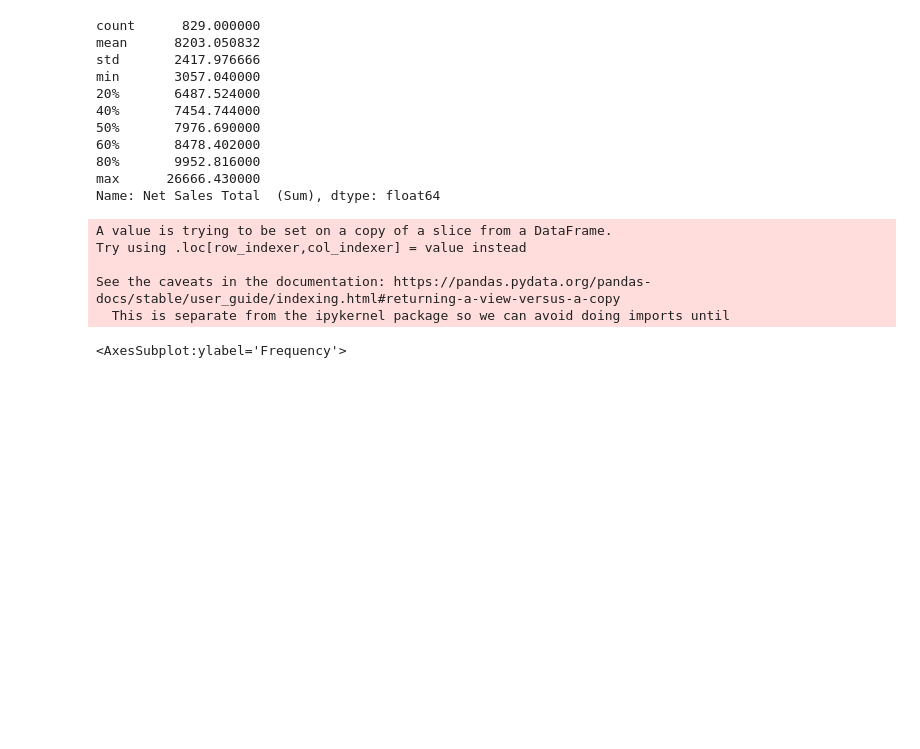
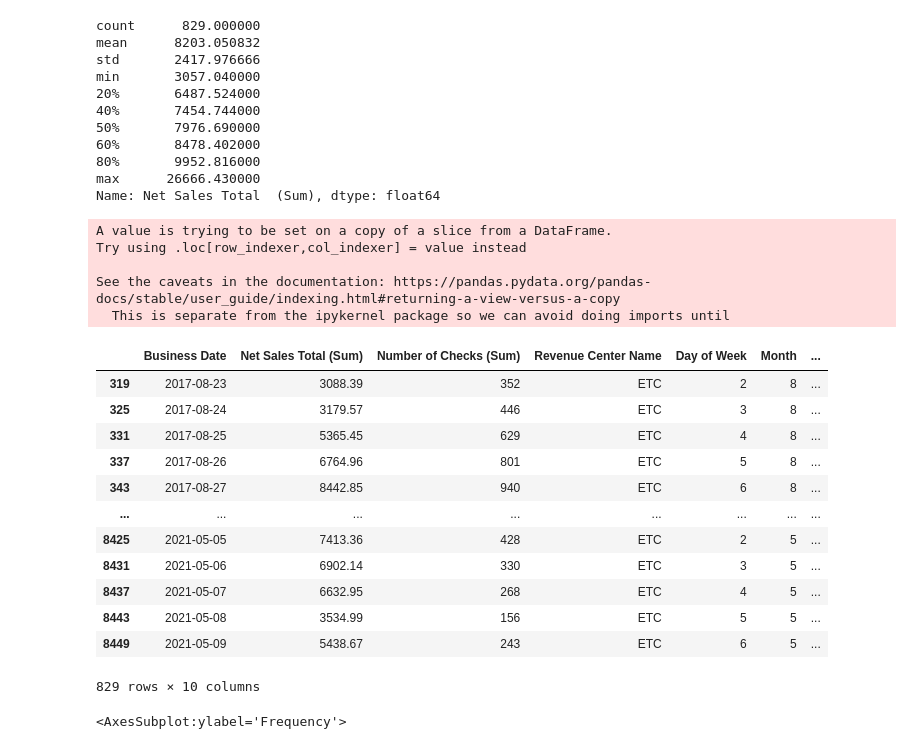
Before and after one commit to eclevela-1234/Business-Metrics, a Jupyter notebook: static/python/CategoricalDataModeling.ipynb, the cells around one changed output. Drawn from its saved outputs; the diff is of its cells as text; code cells hidden in the pictures; blank space fills up the shorter version.

```diff
--- a/static/python/Project_Data_Munging.ipynb
+++ b/static/python/CategoricalDataModeling.ipynb
@@ -172,13 +172,27 @@ Name: Net Sales Total  (Sum), dtype: float64
 # %%
 bins = [3057.04, 6487.52, 7454.744, 7976.690, 8478.402, 9952.816, 26666.43]
 group_names = [0, 20, 40, 60, 80, 100]
 ETCSalesnoBreaks["Percentile"] = pd.cut(ETCSalesnoBreaks['Net Sales Total  (Sum)'], bins, labels=group_names, include_lowest=True)
+ETCSalesnoBreaks
 # %% [output]
 A value is trying to be set on a copy of a slice from a DataFrame.
 Try using .loc[row_indexer,col_indexer] = value instead
 
 See the caveats in the documentation: https://pandas.pydata.org/pandas-docs/stable/user_guide/indexing.html#returning-a-view-versus-a-copy
   This is separate from the ipykernel package so we can avoid doing imports until
+|  | Business Date | Net Sales Total (Sum) | Number of Checks (Sum) | Revenue Center Name | Day of Week | Month | ... |
+| 319 | 2017-08-23 | 3088.39 | 352 | ETC | 2 | 8 | ... |
+| 325 | 2017-08-24 | 3179.57 | 446 | ETC | 3 | 8 | ... |
+| 331 | 2017-08-25 | 5365.45 | 629 | ETC | 4 | 8 | ... |
+| 337 | 2017-08-26 | 6764.96 | 801 | ETC | 5 | 8 | ... |
+| 343 | 2017-08-27 | 8442.85 | 940 | ETC | 6 | 8 | ... |
+| ... | ... | ... | ... | ... | ... | ... | ... |
+| 8425 | 2021-05-05 | 7413.36 | 428 | ETC | 2 | 5 | ... |
+| 8431 | 2021-05-06 | 6902.14 | 330 | ETC | 3 | 5 | ... |
+| 8437 | 2021-05-07 | 6632.95 | 268 | ETC | 4 | 5 | ... |
+| 8443 | 2021-05-08 | 3534.99 | 156 | ETC | 5 | 5 | ... |
+| 8449 | 2021-05-09 | 5438.67 | 243 | ETC | 6 | 5 | ... |
+829 rows × 10 columns
 # %%
 ETCSalesnoBreaks["Net Sales Total  (Sum)"].plot(kind='hist')
 # %% [output]
```
Also changed, not shown: parts of 10 cells of this notebook.
